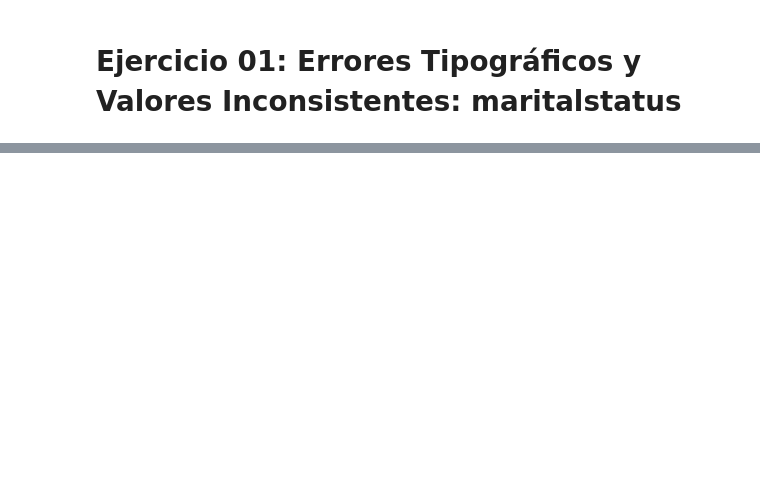
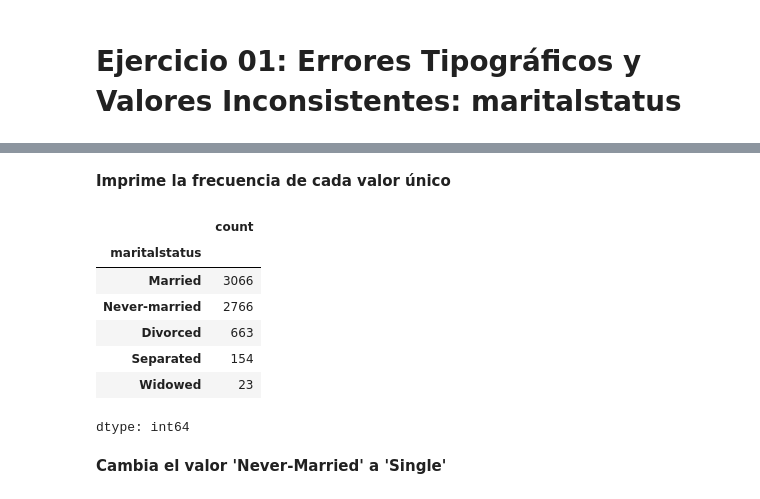
Before and after one commit to jonathanahc/Practicas, a Jupyter notebook: Práctica17_Limpieza_y_Transformación_de_Datos_Categóricos.ipynb, the cells around one changed output, grey strips where cells are left out. Cells and saved outputs as stored; diff of their text form; code cells hidden in the pictures; blank space fills up the shorter version.

```diff
--- a/Práctica17_Limpieza_y_Transformación_de_Datos_Categóricos.ipynb
+++ b/Práctica17_Limpieza_y_Transformación_de_Datos_Categóricos.ipynb
@@ -14,0 +30,15 @@ df.head()
+# %% [markdown]
+**Imprime la frecuencia de cada valor único**
+# %%
+df['maritalstatus'].value_counts()
+# %% [output]
+|  | count |
+| maritalstatus |  |
+| Married | 3066 |
+| Never-married | 2766 |
+| Divorced | 663 |
+| Separated | 154 |
+| Widowed | 23 |
+dtype: int64
+# %% [markdown]
+**Cambia el valor 'Never-Married' a 'Single'**
```
Also changed, not shown: parts of 19 cells of this notebook.
